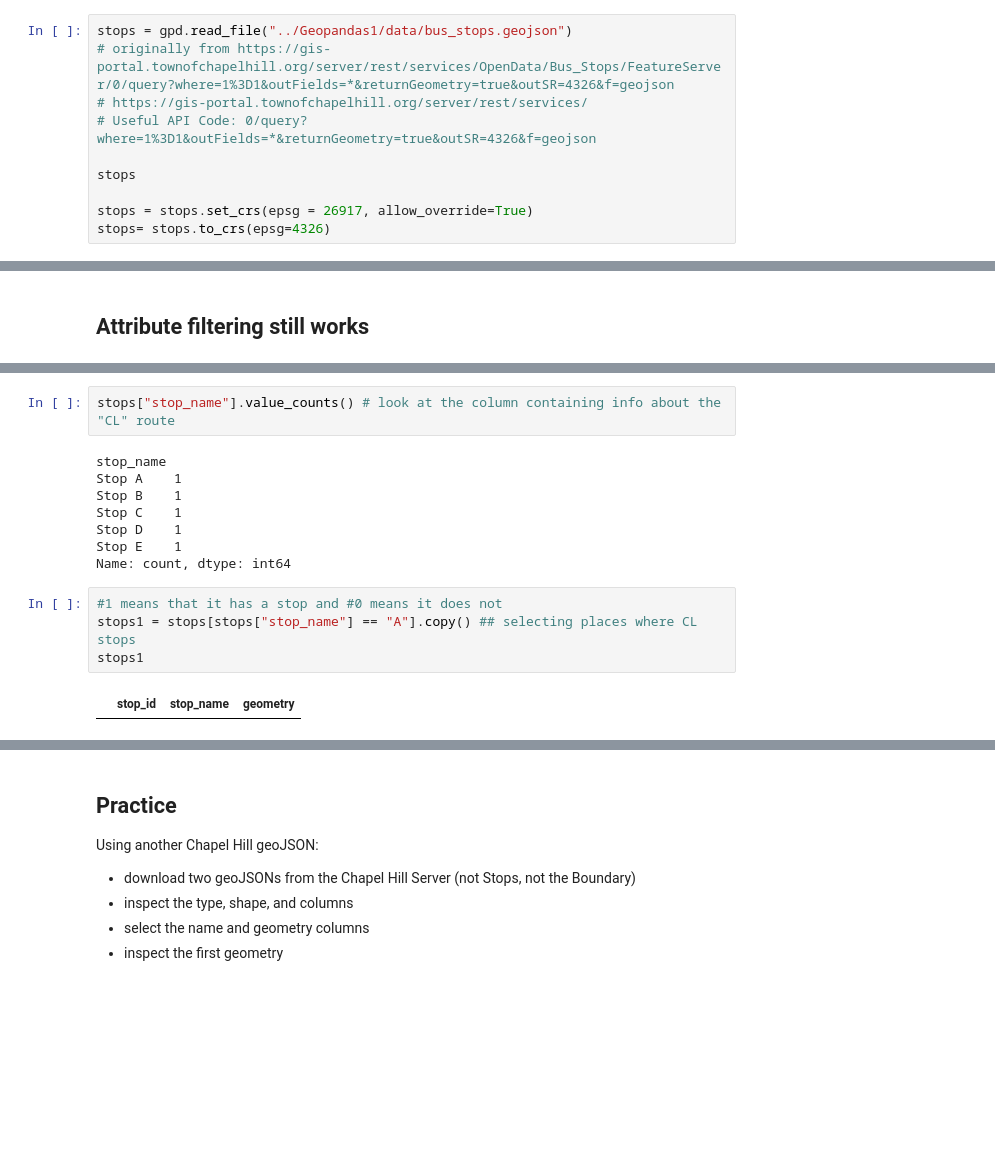
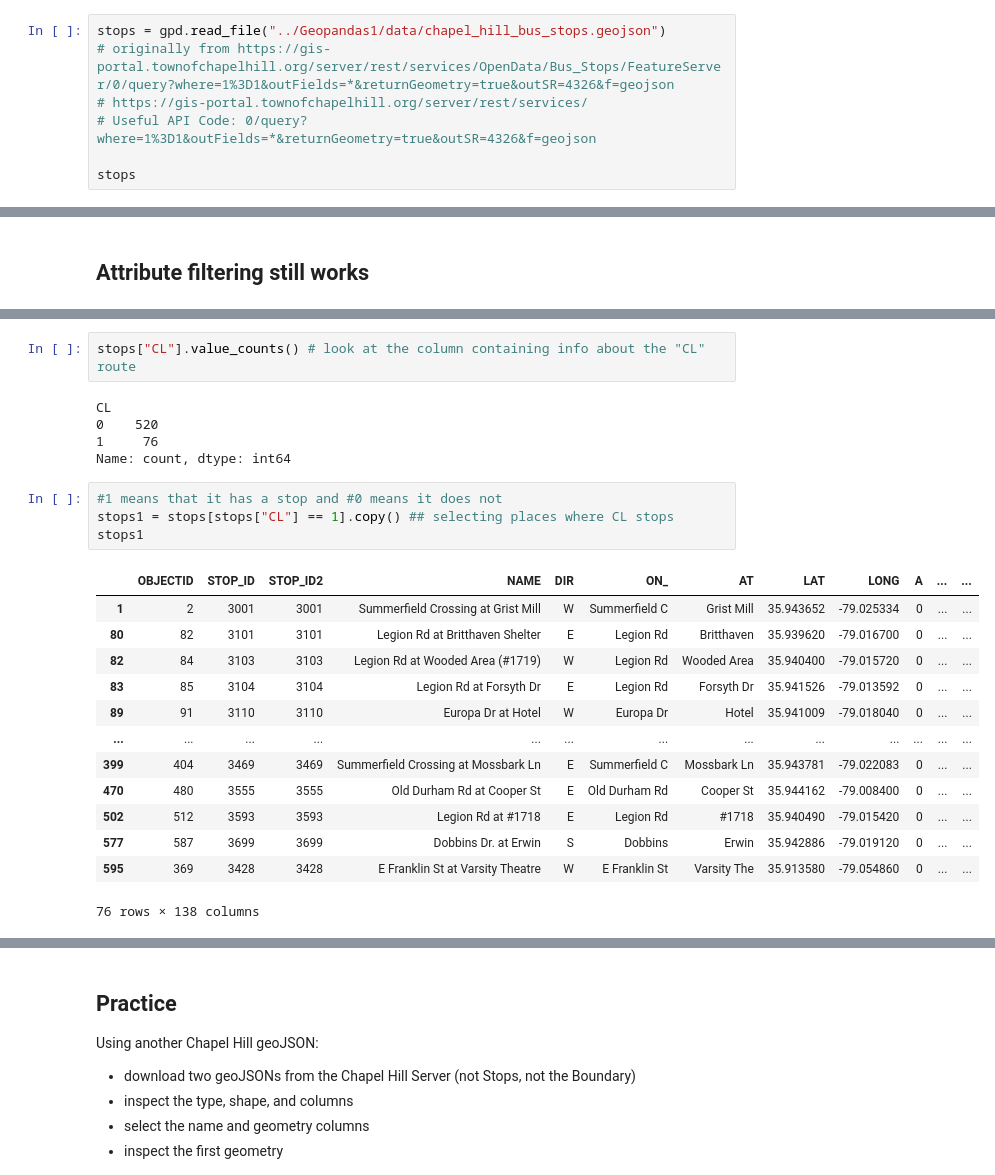
Before and after one commit to arhorton/geog592-arhorton, a Jupyter notebook: homework/week05/Geopandas1/GEOG592_GeoPandas_Module1_GeoDataFrames_and_Geometry_ready.ipynb, the cells around one changed output, grey strips where cells are left out. Cells and saved outputs as stored; diff of their text form; blank space fills up the shorter version.

```diff
--- a/homework/week05/Geopandas1/GEOG592_GeoPandas_Module1_GeoDataFrames_and_Geometry_ready.ipynb
+++ b/homework/week05/Geopandas1/GEOG592_GeoPandas_Module1_GeoDataFrames_and_Geometry_ready.ipynb
@@ -35,12 +35,9 @@ import matplotlib.pyplot as plt
 # %% [markdown]
 ## Read a spatial file
 # %%
-stops = gpd.read_file("../Geopandas1/data/bus_stops.geojson")
+stops = gpd.read_file("../Geopandas1/data/chapel_hill_bus_stops.geojson")
 # originally from https://gis-portal.townofchapelhill.org/server/rest/services/OpenData/Bus_Stops/FeatureServer/0/query?where=1%3D1&outFields=*&returnGeometry=true&outSR=4326&f=geojson
 # https://gis-portal.townofchapelhill.org/server/rest/services/
 # Useful API Code: 0/query?where=1%3D1&outFields=*&returnGeometry=true&outSR=4326&f=geojson
 
 stops
-
-stops = stops.set_crs(epsg = 26917, allow_override=True)
-stops= stops.to_crs(epsg=4326)
@@ -203,18 +254,27 @@ list(stops.columns) ## to see all the columns
 # %%
-stops["stop_name"].value_counts() # look at the column containing info about the "CL" route
+stops["CL"].value_counts() # look at the column containing info about the "CL" route
 # %% [output]
-stop_name
-Stop A    1
-Stop B    1
-Stop C    1
-Stop D    1
-Stop E    1
+CL
+0    520
+1     76
 Name: count, dtype: int64
 # %%
 #1 means that it has a stop and #0 means it does not
-stops1 = stops[stops["stop_name"] == "A"].copy() ## selecting places where CL stops
+stops1 = stops[stops["CL"] == 1].copy() ## selecting places where CL stops
 stops1
 # %% [output]
-|  | stop_id | stop_name | geometry |
+|  | OBJECTID | STOP_ID | STOP_ID2 | NAME | DIR | ON_ | AT | LAT | LONG | A | ... | ... |
+| 1 | 2 | 3001 | 3001 | Summerfield Crossing at Grist Mill | W | Summerfield C | Grist Mill | 35.943652 | -79.025334 | 0 | ... | ... |
+| 80 | 82 | 3101 | 3101 | Legion Rd at Britthaven Shelter | E | Legion Rd | Britthaven | 35.939620 | -79.016700 | 0 | ... | ... |
+| 82 | 84 | 3103 | 3103 | Legion Rd at Wooded Area (#1719) | W | Legion Rd | Wooded Area | 35.940400 | -79.015720 | 0 | ... | ... |
+| 83 | 85 | 3104 | 3104 | Legion Rd at Forsyth Dr | E | Legion Rd | Forsyth Dr | 35.941526 | -79.013592 | 0 | ... | ... |
+| 89 | 91 | 3110 | 3110 | Europa Dr at Hotel | W | Europa Dr | Hotel | 35.941009 | -79.018040 | 0 | ... | ... |
+| ... | ... | ... | ... | ... | ... | ... | ... | ... | ... | ... | ... | ... |
+| 399 | 404 | 3469 | 3469 | Summerfield Crossing at Mossbark Ln | E | Summerfield C | Mossbark Ln | 35.943781 | -79.022083 | 0 | ... | ... |
+| 470 | 480 | 3555 | 3555 | Old Durham Rd at Cooper St | E | Old Durham Rd | Cooper St | 35.944162 | -79.008400 | 0 | ... | ... |
+| 502 | 512 | 3593 | 3593 | Legion Rd at #1718 | E | Legion Rd | #1718 | 35.940490 | -79.015420 | 0 | ... | ... |
+| 577 | 587 | 3699 | 3699 | Dobbins Dr. at Erwin | S | Dobbins | Erwin | 35.942886 | -79.019120 | 0 | ... | ... |
+| 595 | 369 | 3428 | 3428 | E Franklin St at Varsity Theatre | W | E Franklin St | Varsity The | 35.913580 | -79.054860 | 0 | ... | ... |
+76 rows × 138 columns
 # %%
 fig, ax = plt.subplots(figsize=(7,7))
```
Also changed, not shown: parts of 15 cells of this notebook, 9 other files.
